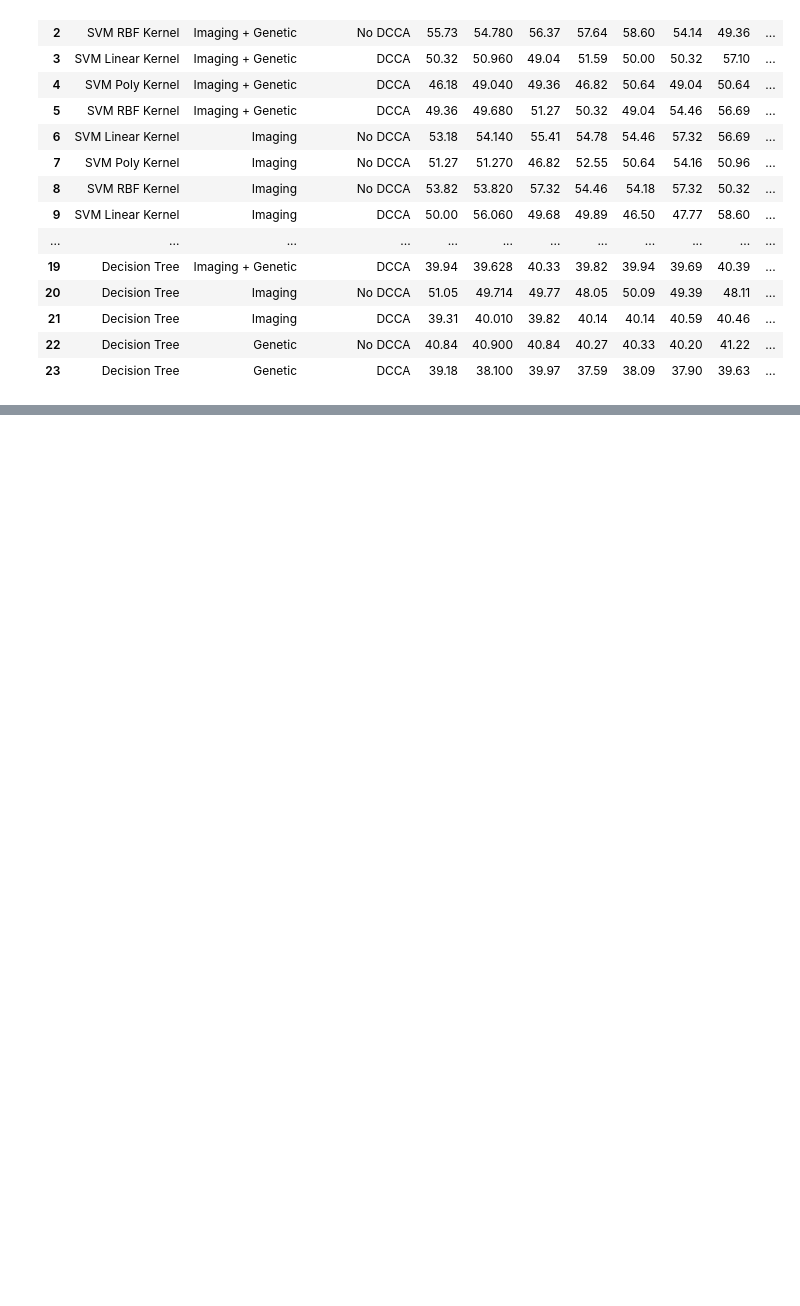
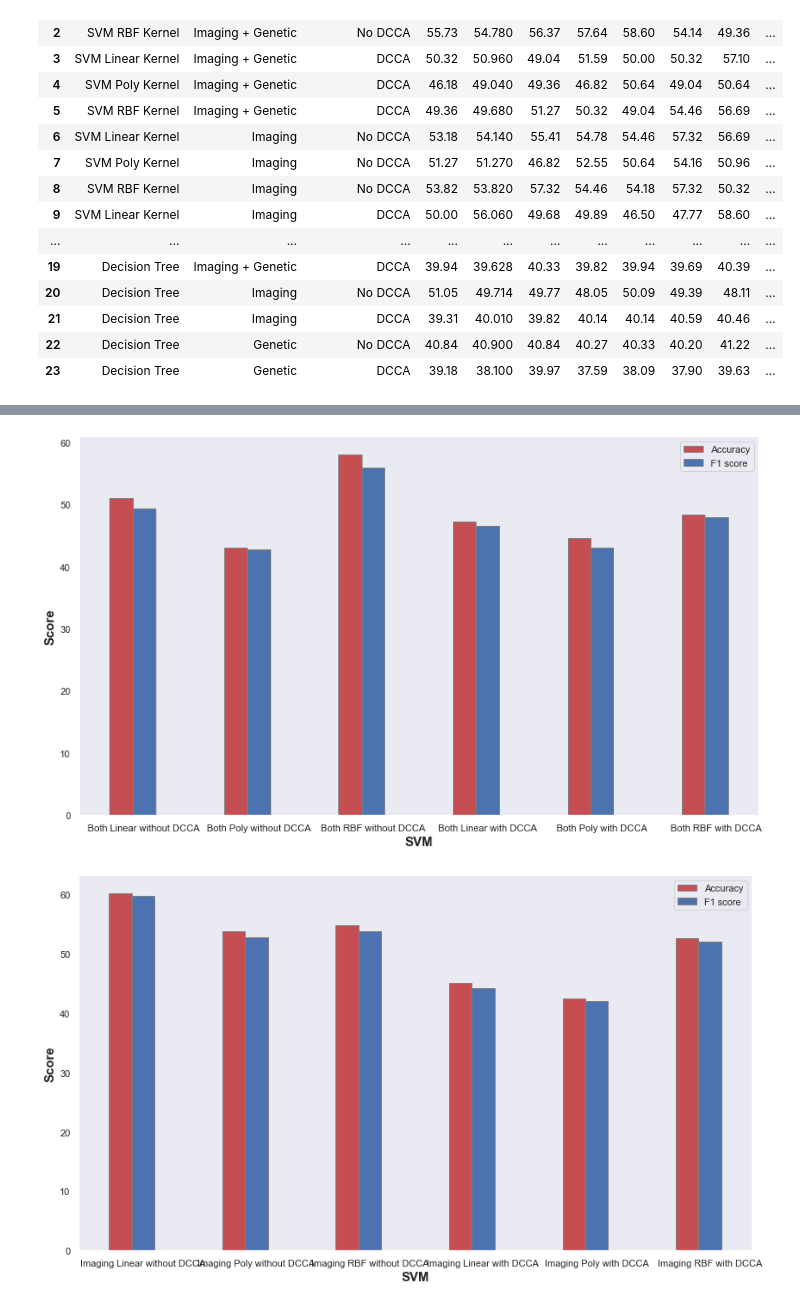
Before and after one commit to georgeaidinis/Dissertation, a Jupyter notebook: DeepCCA Model/ADNI Classification.ipynb, the cells around one changed output, grey strips where cells are left out. Cells and saved outputs as stored; diff of their text form; code cells hidden in the pictures; blank space fills up the shorter version.

```diff
--- a/DeepCCA Model/ADNI Classification.ipynb
+++ b/DeepCCA Model/ADNI Classification.ipynb
@@ -772,0 +782,3 @@ data
+# %%
+scaler = preprocessing.StandardScaler()
+rus = RandomUnderSampler()
@@ -772,0 +923,13 @@ data
+# %%
+barplot_scores(Accuracies[0:6], F1s[0:6],
+               ['Both Linear without DCCA', 'Both Poly without DCCA', 'Both RBF without DCCA', 'Both Linear with DCCA',
+                'Both Poly with DCCA', 'Both RBF with DCCA'])
+barplot_scores(Accuracies[6:12], F1s[6:12],
+               ['Imaging Linear without DCCA', 'Imaging Poly without DCCA', 'Imaging RBF without DCCA',
+                'Imaging Linear with DCCA', 'Imaging Poly with DCCA', 'Imaging RBF with DCCA'])
+barplot_scores(Accuracies[12:18], F1s[12:18],
+               ['Genetic Linear without DCCA', 'Genetic Poly without DCCA', 'Genetic RBF without DCCA',
+                'Genetic Linear with DCCA','Genetic Poly with DCCA', 'Genetic RBF with DCCA'])
+# %% [output]
+[figure, added]
+[figure, added]
```
Also changed, not shown: parts of 19 cells of this notebook, 2 other files.
